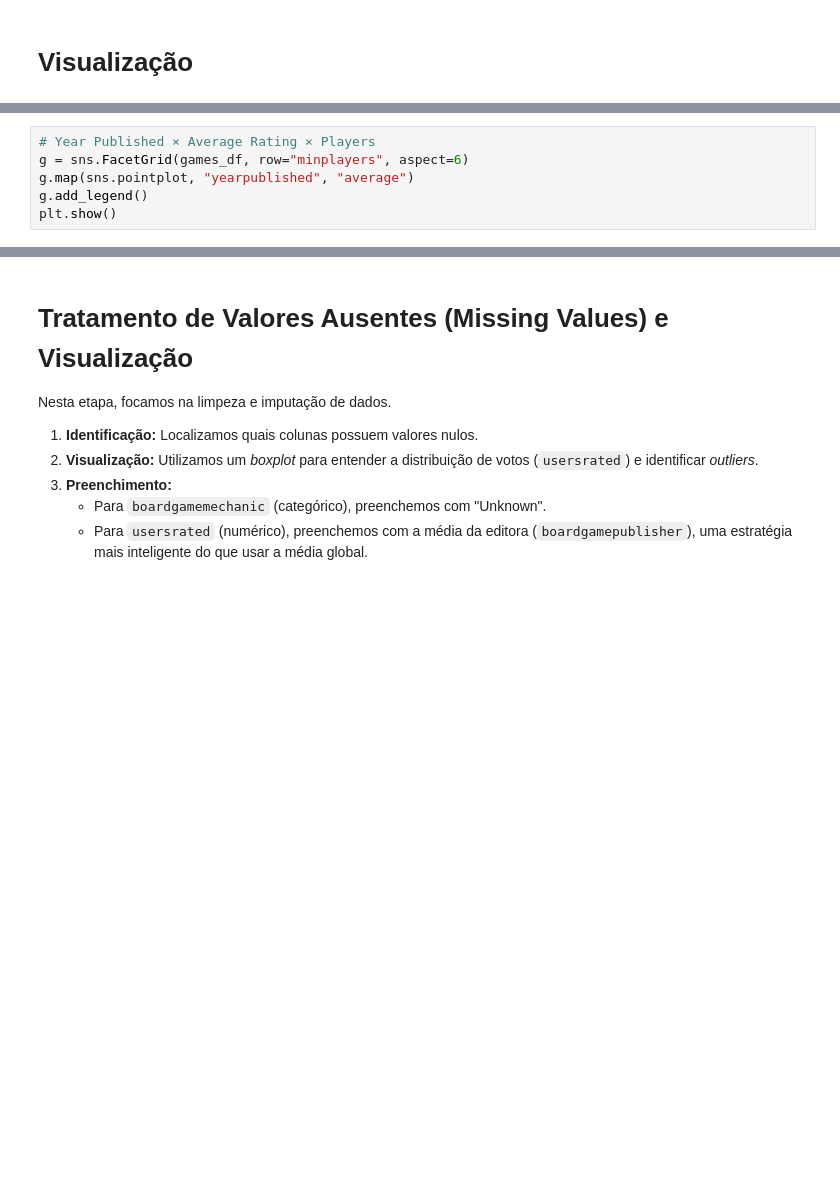
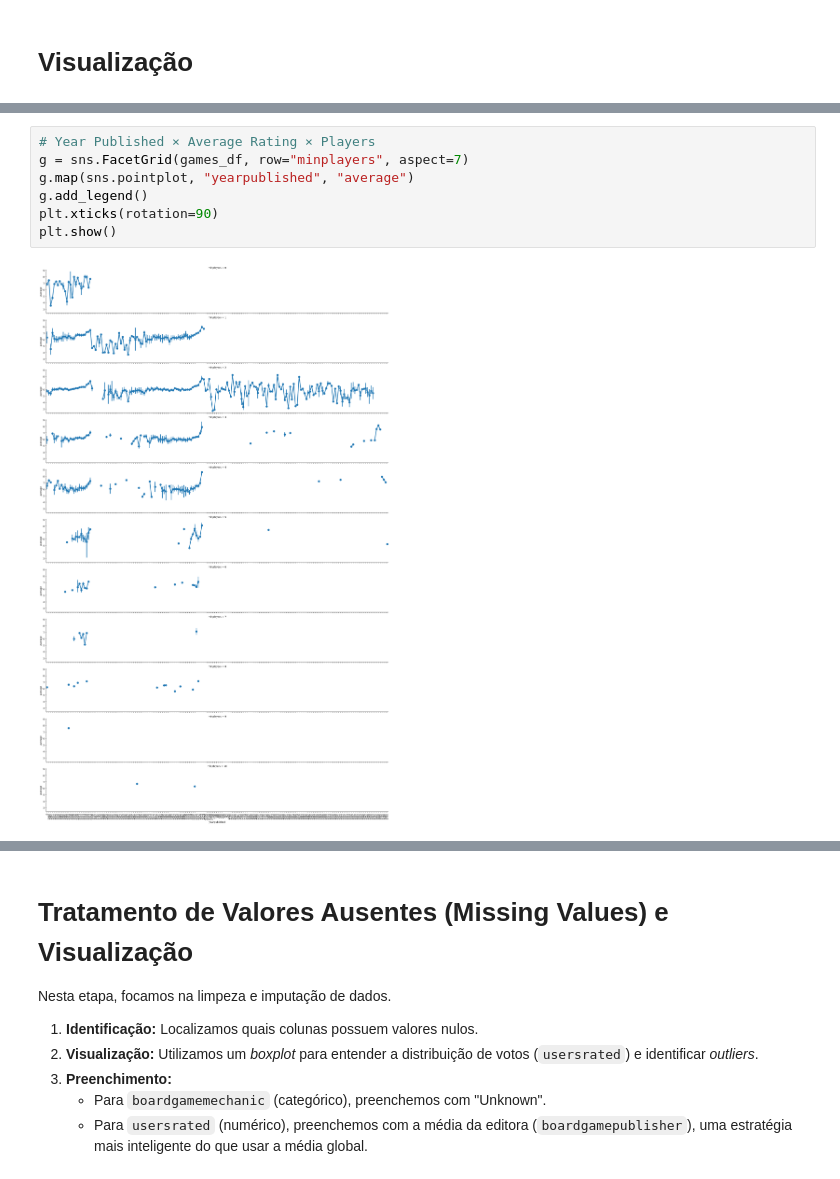
Before and after one commit to NunoRNx/IA25_P02_G01, a Jupyter notebook: BGG - Exploratory Data Analysis/main.ipynb, the cells around one changed output, grey strips where cells are left out. Drawn from its saved outputs; the diff is of its cells as text; blank space fills up the shorter version.

Commit message:
Update main.ipynb
-Update Bibliografia: Added Dataset
-Minor graph label overwrite fix

```diff
--- a/BGG - Exploratory Data Analysis/main.ipynb
+++ b/BGG - Exploratory Data Analysis/main.ipynb
@@ -281,9 +422,12 @@ plt.show()
 # %%
 # Year Published × Average Rating × Players
-g = sns.FacetGrid(games_df, row="minplayers", aspect=6)
+g = sns.FacetGrid(games_df, row="minplayers", aspect=7)
 g.map(sns.pointplot, "yearpublished", "average")
 g.add_legend()
+plt.xticks(rotation=90)
 plt.show()
+# %% [output]
+[figure, added]
 # %%
 # MinAge vs MinPlayers
 sns.catplot(x="minage",
```
Also changed, not shown: parts of 34 cells of this notebook.
